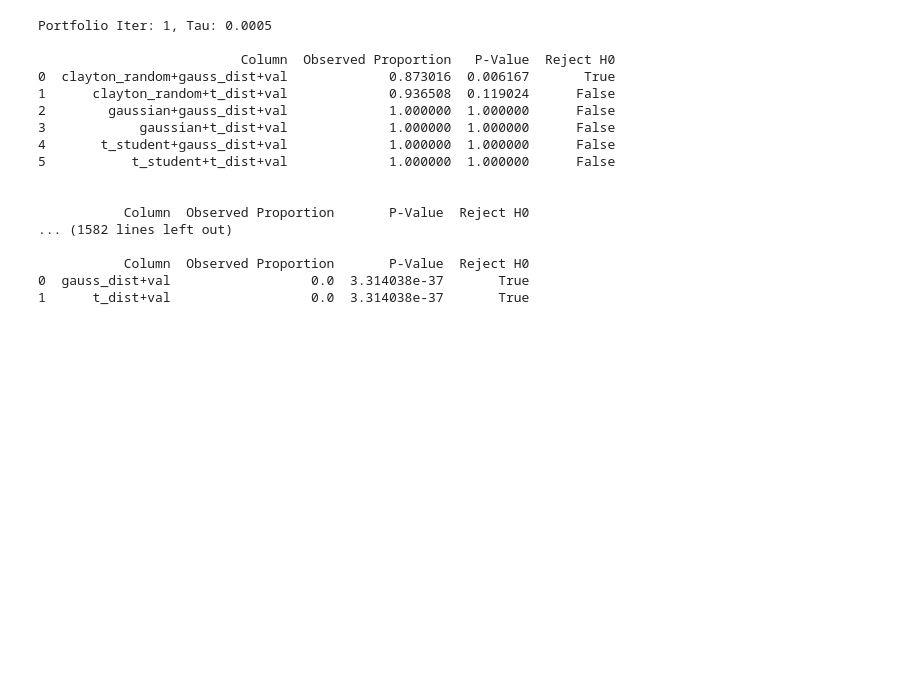
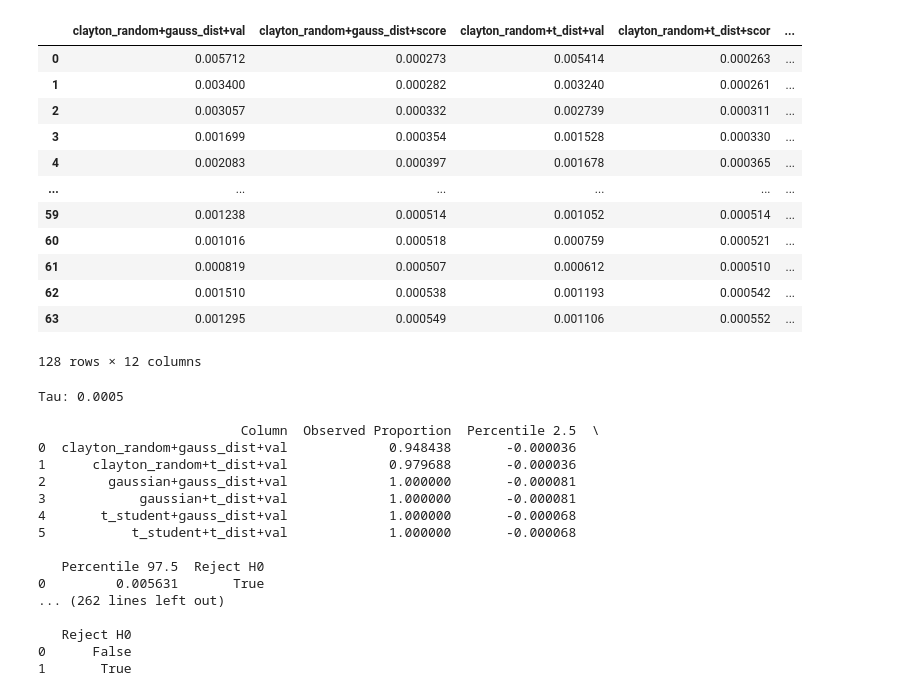
Before and after one commit to mkowalewski1282/portfolio_analysis, a Jupyter notebook: models_comparison.ipynb, the cells around one changed output. Saved outputs shown, nothing was run; the diff lists cells and outputs as text; code cells hidden in the pictures; blank space fills up the shorter version.

```diff
--- a/models_comparison.ipynb
+++ b/models_comparison.ipynb
@@ -9,6 +9,32 @@ from matplotlib import pyplot as plt
 
 import warnings
 warnings.filterwarnings('ignore')
+# %%
+input_path = r"../scores/taus/" + f'tau_0_05/scores_11_stocks_0_05_iter_1.csv'
+df_1 = pd.read_csv(input_path, index_col = 0)
+df_1
+
+input_path = r"../scores/taus/" + f'tau_0_05/scores_11_stocks_0_05_iter_2.csv'
+df_2 = pd.read_csv(input_path, index_col = 0)
+df_2
+
+df_concated = pd.concat([df_1, df_2])
+
+df_concated
+# %% [output]
+|  | clayton_random+gauss_dist+val | clayton_random+gauss_dist+score | clayton_random+t_dist+val | clayton_random+t_dist+scor | ... |
+| 0 | 0.005712 | 0.000273 | 0.005414 | 0.000263 | ... |
+| 1 | 0.003400 | 0.000282 | 0.003240 | 0.000261 | ... |
+| 2 | 0.003057 | 0.000332 | 0.002739 | 0.000311 | ... |
+| 3 | 0.001699 | 0.000354 | 0.001528 | 0.000330 | ... |
+| 4 | 0.002083 | 0.000397 | 0.001678 | 0.000365 | ... |
+| ... | ... | ... | ... | ... | ... |
+| 59 | 0.001238 | 0.000514 | 0.001052 | 0.000514 | ... |
+| 60 | 0.001016 | 0.000518 | 0.000759 | 0.000521 | ... |
+| 61 | 0.000819 | 0.000507 | 0.000612 | 0.000510 | ... |
+| 62 | 0.001510 | 0.000538 | 0.001193 | 0.000542 | ... |
+| 63 | 0.001295 | 0.000549 | 0.001106 | 0.000552 | ... |
+128 rows × 12 columns
 # %%
 def get_taus_complex_models_scores(taus):
     scores = {}
@@ -86,40 +114,40 @@ taus = [0.0005, 0.001, 0.002, 0.005, 0.01, 0.02, 0.05, 0.1, 0.15, 0.2]
 scores = get_taus_complex_models_scores(taus)
 multivariate_scores = get_multivariate_scores_dfs(taus)
 
-a, b = -0.005, 0
+a, b = -0.005, 0.005
 p_value_threshold = 0.05
 
-for iter in range(1, 11):
-    for tau in taus:
-        tau_score = scores[iter][tau]
-        results = get_test_results_with_fisher(tau_score, a, b, p_value_threshold)
 
-        multivariate_tau_score = multivariate_scores[iter][tau]
-        multivariate_results = get_test_results_with_fisher(multivariate_tau_score, a, b, p_value_threshold)
+for tau in taus:
+    tau_score = scores[tau]
+    results = get_test_results(tau_score, a, b, p_value_threshold)
 
-        print(f"Portfolio Iter: {iter}, Tau: {tau}\n")
-        print(results)
-        print("\n")
-        print(multivariate_results)
-        print("\n")
+    multivariate_tau_score = multivariate_scores[tau]
+    multivariate_results = get_test_results(multivariate_tau_score, a, b, p_value_threshold)
+
+    print(f"Tau: {tau}\n")
+    print(results)
+    print("\n")
+    print(multivariate_results)
+    print("\n")
 # %% [output]
-Portfolio Iter: 1, Tau: 0.0005
+Tau: 0.0005
 
-                          Column  Observed Proportion   P-Value  Reject H0
-0  clayton_random+gauss_dist+val             0.873016  0.006167       True
-1      clayton_random+t_dist+val             0.936508  0.119024      False
-2        gaussian+gauss_dist+val             1.000000  1.000000      False
-3            gaussian+t_dist+val             1.000000  1.000000      False
-4       t_student+gauss_dist+val             1.000000  1.000000      False
-5           t_student+t_dist+val             1.000000  1.000000      False
+                          Column  Observed Proportion  Percentile 2.5  \
+0  clayton_random+gauss_dist+val             0.948438       -0.000036
+1      clayton_random+t_dist+val             0.979688       -0.000036
+2        gaussian+gauss_dist+val             1.000000       -0.000081
+3            gaussian+t_dist+val             1.000000       -0.000081
+4       t_student+gauss_dist+val             1.000000       -0.000068
+5           t_student+t_dist+val             1.000000       -0.000068
 
+   Percentile 97.5  Reject H0
+0         0.005631       True
+... (262 lines left out)
 
-           Column  Observed Proportion       P-Value  Reject H0
-... (1582 lines left out)
-
-           Column  Observed Proportion       P-Value  Reject H0
-0  gauss_dist+val                  0.0  3.314038e-37       True
-1      t_dist+val                  0.0  3.314038e-37       True
+   Reject H0
+0      False
+1       True
 # %%
 
 def get_models_df(taus, a, b, p_value_threshold):
```
Also changed, not shown: parts of 6 cells of this notebook.
